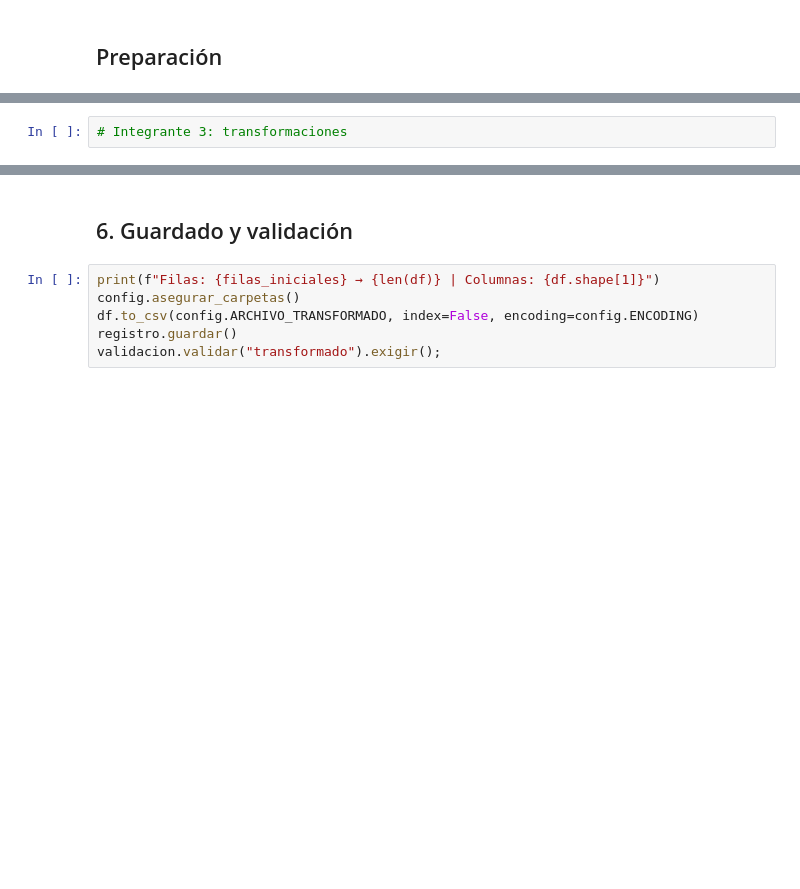
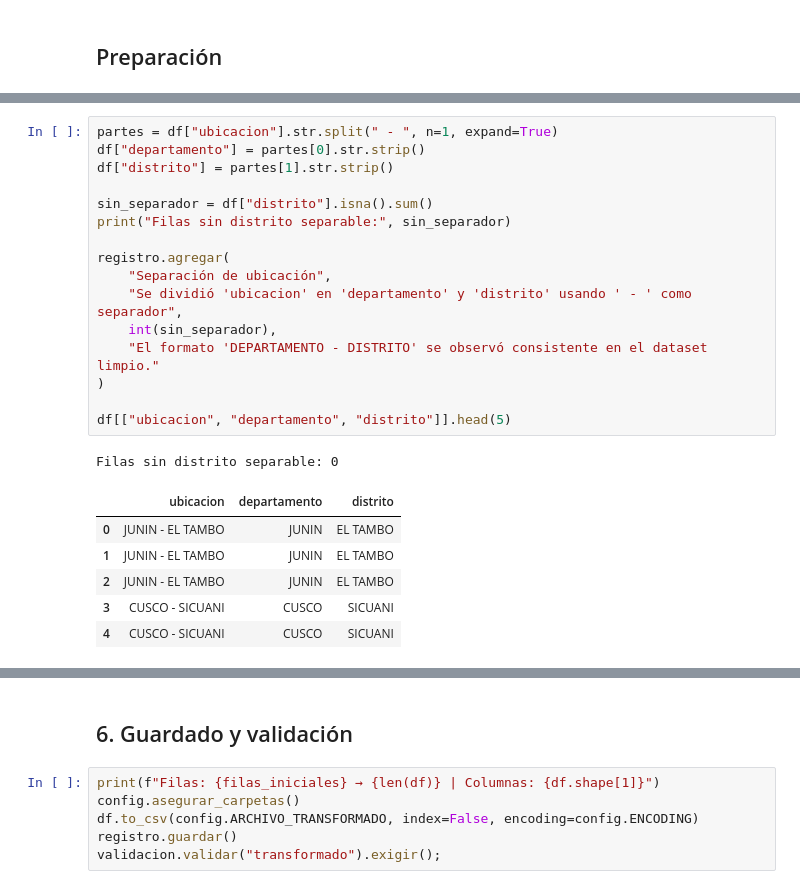
Before and after one commit to JaimeRamosT/Preprocesamiento-de-datos-y-Data-Analytics-Product, a Jupyter notebook: notebooks/03_transformacion_dataset_final.ipynb, the cells around one changed output, grey strips where cells are left out. Saved outputs shown, nothing was run; the diff lists cells and outputs as text; blank space fills up the shorter version.

```diff
--- a/notebooks/03_transformacion_dataset_final.ipynb
+++ b/notebooks/03_transformacion_dataset_final.ipynb
@@ -50,2 +60,24 @@ Separar columnas compuestas con `apply` y funciones (por ejemplo, `ubicacion` en
 # %%
-# Integrante 3: transformaciones
+partes = df["ubicacion"].str.split(" - ", n=1, expand=True)
+df["departamento"] = partes[0].str.strip()
+df["distrito"] = partes[1].str.strip()
+
+sin_separador = df["distrito"].isna().sum()
+print("Filas sin distrito separable:", sin_separador)
+
+registro.agregar(
+    "Separación de ubicación",
+    "Se dividió 'ubicacion' en 'departamento' y 'distrito' usando ' - ' como separador",
+    int(sin_separador),
+    "El formato 'DEPARTAMENTO - DISTRITO' se observó consistente en el dataset limpio."
+)
+
+df[["ubicacion", "departamento", "distrito"]].head(5)
+# %% [output]
+Filas sin distrito separable: 0
+|  | ubicacion | departamento | distrito |
+| 0 | JUNIN - EL TAMBO | JUNIN | EL TAMBO |
+| 1 | JUNIN - EL TAMBO | JUNIN | EL TAMBO |
+| 2 | JUNIN - EL TAMBO | JUNIN | EL TAMBO |
+| 3 | CUSCO - SICUANI | CUSCO | SICUANI |
+| 4 | CUSCO - SICUANI | CUSCO | SICUANI |
```
Also changed, not shown: parts of 27 cells of this notebook, 3 other files.
